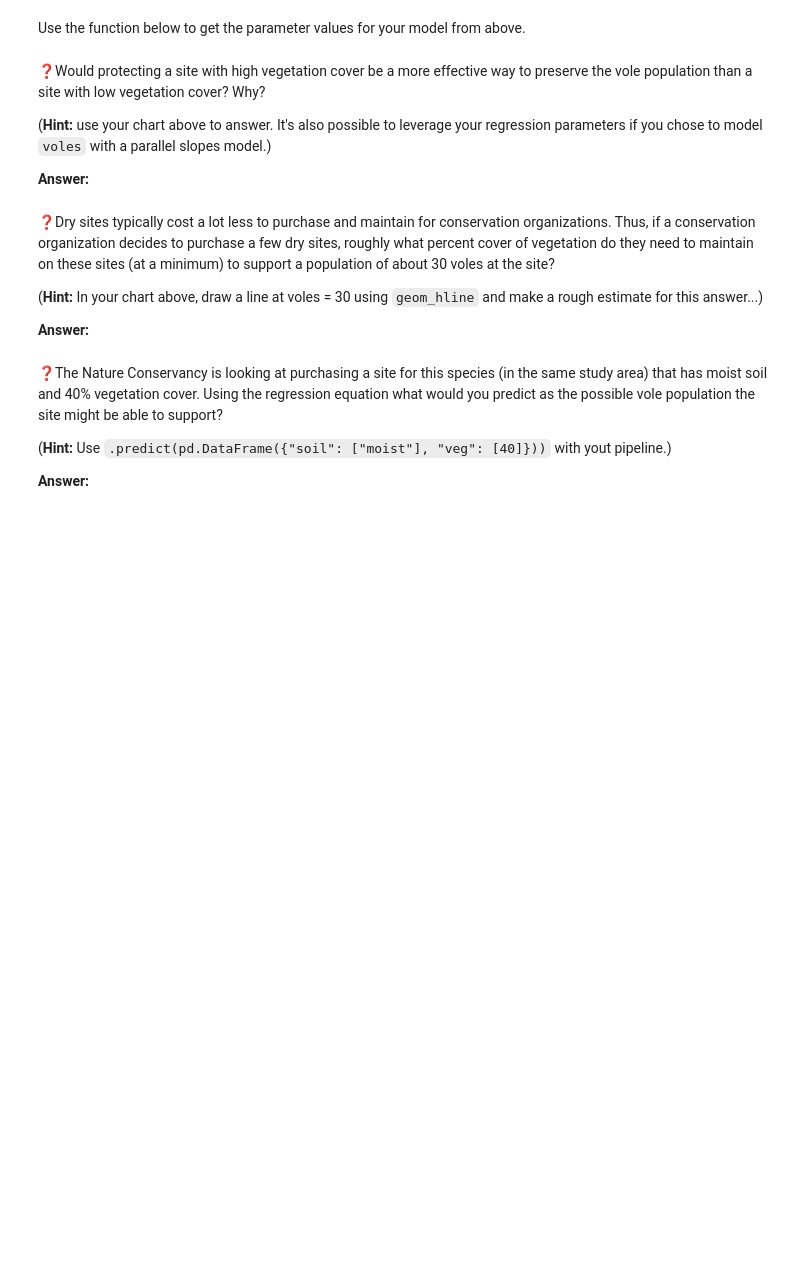
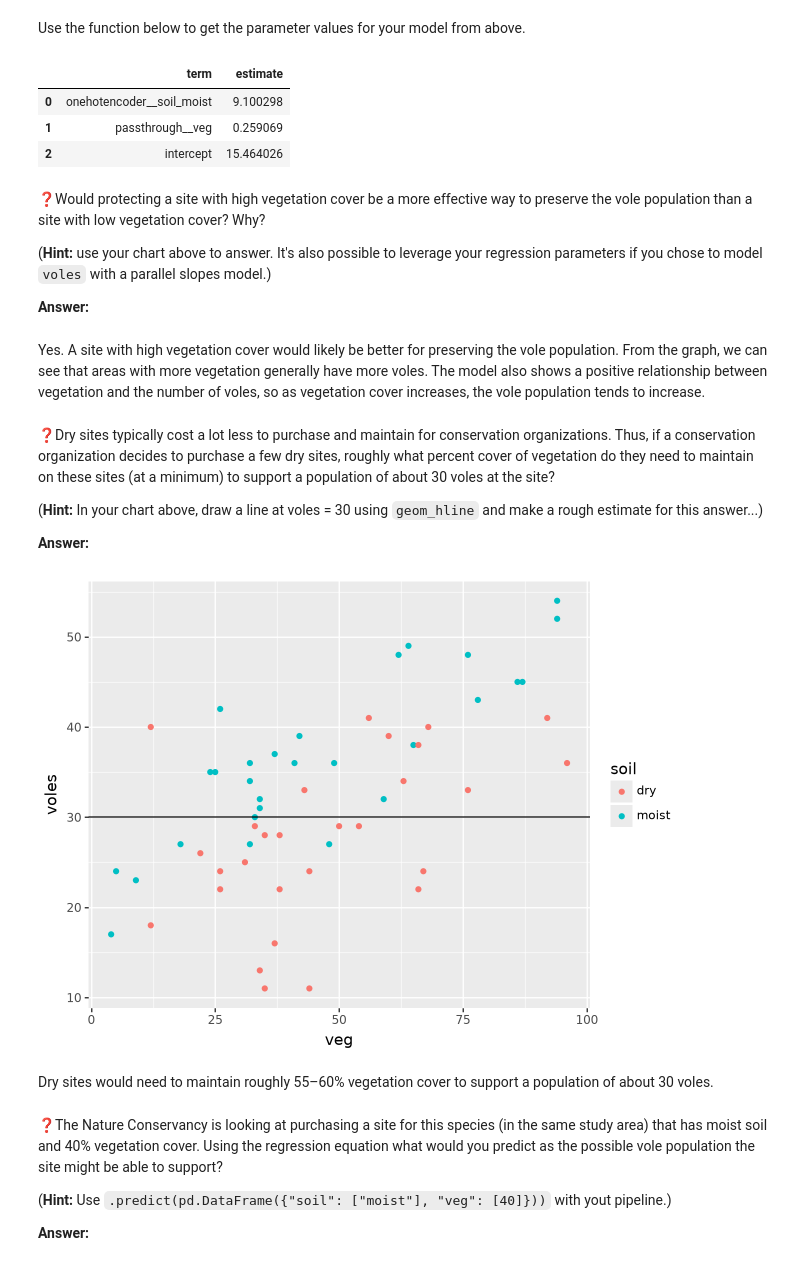
Before and after one commit to Rene-Ngong-N/a05, a Jupyter notebook: assignment6.ipynb, the cells around one changed output. Drawn from its saved outputs; the diff is of its cells as text; code cells hidden in the pictures; blank space fills up the shorter version.

```diff
--- a/assignment6.ipynb
+++ b/assignment6.ipynb
@@ -65,18 +106,37 @@ def get_regression_table(pipeline):
         estimate=estimates,
     )
     return pd.DataFrame(data)
+# %%
+get_regression_table(mod)
+# %% [output]
+|  | term | estimate |
+| 0 | onehotencoder__soil_moist | 9.100298 |
+| 1 | passthrough__veg | 0.259069 |
+| 2 | intercept | 15.464026 |
 # %% [markdown]
 ❓Would protecting a site with high vegetation cover be a more effective way to preserve the vole population than a site with low vegetation cover? Why?
 
 (**Hint:** use your chart above to answer. It's also possible to leverage your regression parameters if you chose to model `voles` with a parallel slopes model.)
 
 **Answer:**
+# %% [markdown]
+Yes. A site with high vegetation cover would likely be better for preserving the vole population. From the graph, we can see that areas with more vegetation generally have more voles. The model also shows a positive relationship between vegetation and the number of voles, so as vegetation cover increases, the vole population tends to increase.
 # %% [markdown]
 ❓Dry sites typically cost a lot less to purchase and maintain for conservation organizations. Thus, if a conservation organization decides to purchase a few dry sites, roughly what percent cover of vegetation do they need to maintain on these sites (at a minimum) to support a population of about 30 voles at the site?
 
 (**Hint:** In your chart above, draw a line at voles = 30 using `geom_hline` and make a rough estimate for this answer...)
 
 **Answer:**
+# %%
+(
+    ggplot(df_voles, aes(x="veg", y="voles", color="soil")) +
+    geom_point() +
+    geom_hline(yintercept=30)
+)
+# %% [output]
+[figure, added]
+# %% [markdown]
+Dry sites would need to maintain roughly 55–60% vegetation cover to support a population of about 30 voles.
 # %% [markdown]
 ❓The Nature Conservancy is looking at purchasing a site for this species (in the same study area) that has moist soil and 40% vegetation cover. Using the regression equation what would you predict as the possible vole population the site might be able to support?
 
```
Also changed, not shown: parts of 7 cells of this notebook.
